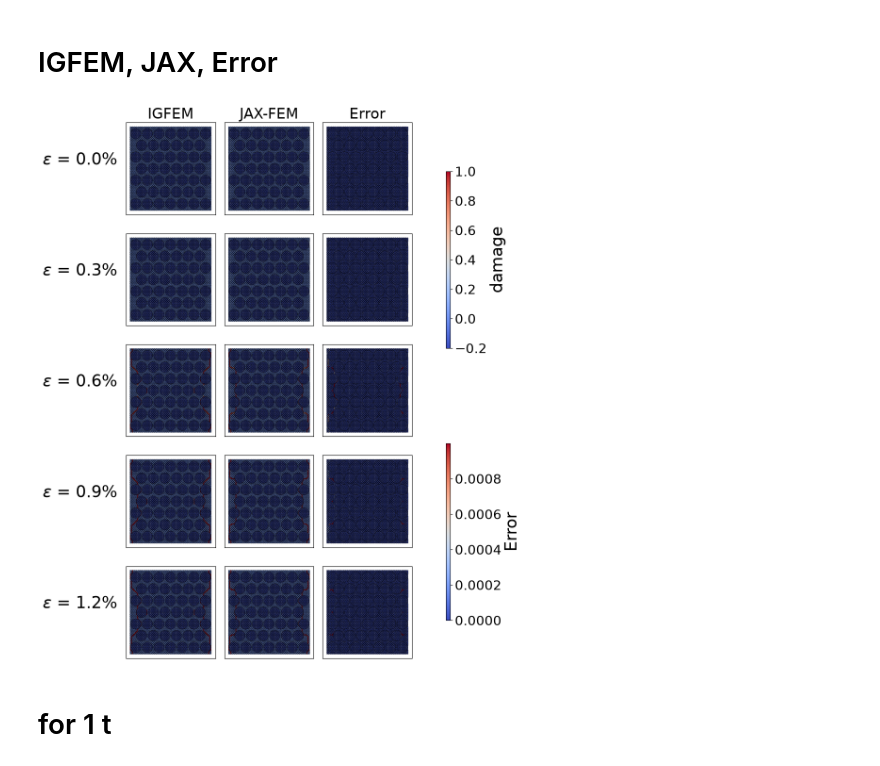
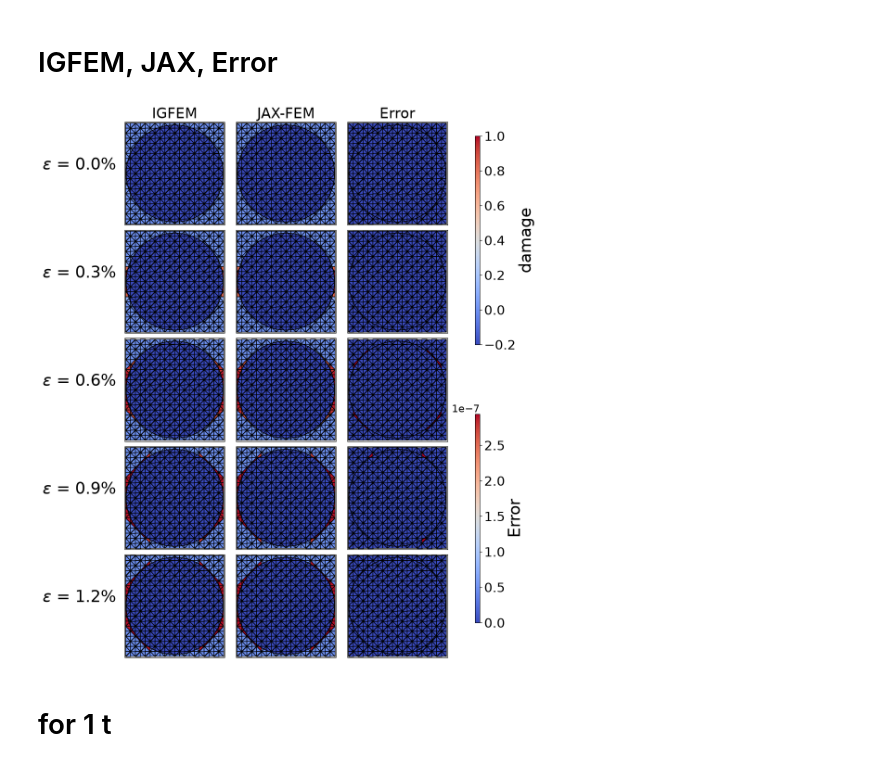
Before and after one commit to KeithBallard/fea-in-jax, a Jupyter notebook: postprocess.ipynb, the cells around one changed output. Saved outputs shown, nothing was run; the diff lists cells and outputs as text; code cells hidden in the pictures.

```diff
--- a/postprocess.ipynb
+++ b/postprocess.ipynb
@@ -11,10 +11,10 @@ from matplotlib.colors import Normalize
 # %% [markdown]
 # load data
 # %%
-num_fib = 46
+num_fib = '1'
 case_IGFEM = f'{num_fib}fib_t500'
-# case_JAX = f'nonlinear_IGFEM_vmap_t500_{num_fib}fib_dense'
-case_JAX = f'nonlinear_IGFEM_vmap_t500_{num_fib}fib_CG'
+case_JAX = f'debug'
+# case_JAX = f'nonlinear_IGFEM_vmap_t500_{num_fib}fib_CG'
 HOME = os.getcwd()
 path = os.path.join(HOME,'tests','output')
 IGFEM_path =  os.path.join(HOME,'tests','IGFEM_ref',case_IGFEM)
@@ -134,73 +134,103 @@ plt.savefig(path+'/'+case_JAX+f'/{feature}_t.png',bbox_inches='tight',dpi=300)
 # IGFEM, JAX, Error
 # %%
 plot_label = feature_IGFEM
-plot_out   = feature_JAX
-error = abs(plot_out - plot_label)
+plot_out = feature_JAX
+error = np.abs(plot_out - plot_label)
 
-if feature == 'damage':
-    vmin=-0.2
-    vmax=1
-    vmin_e=np.min(error)
-    vmax_e=np.max(error)*1e-3
+black_fibers = False  # True: black fibers and damage scale 0–1
+show_cell_edges = True  # True: show cell lines; False: hide cell lines
+
+cmap = plt.get_cmap("coolwarm").copy()
+
+plot_label = np.asarray(feature_IGFEM)
+plot_out = np.asarray(feature_JAX)
+error = np.abs(plot_out - plot_label)
+
+fiber_value = -0.2
+
+cmap = plt.get_cmap("coolwarm").copy()
+cmap_error = plt.get_cmap("coolwarm").copy()
+
+if feature == "damage" and black_fibers:
+    fiber_mask = np.isclose(plot_label, fiber_value) | np.isclose(plot_out, fiber_value)
+
+    cmap.set_under("black")
+    cmap_error.set_under("black")
+
+    plot_label_display = plot_label
+    plot_out_display = plot_out
+    error_display = np.where(fiber_mask, -1.0, error)
+
+    vmin = 0.0
+    vmax = 1.0
+
+    valid_error = error[~fiber_mask]
+    vmin_e = 0.0
+    vmax_e = np.max(valid_error) * 1e-3
 else:
-# elif feature == 'damage':
-    vmin=np.min(feature_IGFEM)
-    vmax=np.max(feature_IGFEM)
-    vmin_e=np.min(error)
-    vmax_e=np.max(error)*1e-2
+    plot_label_display = plot_label
+    plot_out_display = plot_out
+    error_display = error
+
+    if feature == "damage":
+        vmin, vmax = -0.2, 1.0
+        vmin_e, vmax_e = np.min(error), np.max(error) * 1e-3
+    else:
+        vmin, vmax = np.min(feature_IGFEM), np.max(feature_IGFEM)
+        vmin_e, vmax_e = np.min(error), np.max(error) * 1e-2
+
+norm = Normalize(vmin=vmin, vmax=vmax, clip=False)
+norm_e = Normalize(vmin=vmin_e, vmax=vmax_e, clip=False)
+
+plt.close('all')
+fig, ax = plt.subplots(num_t, 3, figsize=(10.5, 3 * num_t), gridspec_kw={'wspace': 0.05, 'hspace': 0.05})
 
 
-norm   = Normalize(vmin=vmin, vmax=vmax)
-norm_e = Normalize(vmin=vmin_e, vmax=vmax_e)
+cell_edges = {"edgecolors": "k"} if show_cell_edges else {"edgecolors": "none", "linewidths": 0, "antialiaseds": False}
 
-# # Create colormap with masked value for fibers
-# cmap = 'coolwarm'
-# cmap_obj = plt.get_cmap(cmap)
-# cmap_obj.set_bad(color='black')  # Color for fiber (-0.2) regions
+for i, time in enumerate(time_discret):
+    poly_IGFEM = PolyCollection(polygons, array=plot_label[time], cmap=cmap, norm=norm, **cell_edges)
+    poly_JAX = PolyCollection(polygons, array=plot_out[time], cmap=cmap, norm=norm, **cell_edges)
+    poly_error = PolyCollection(polygons, array=plot_out[time] - plot_label[time], cmap='coolwarm', norm=norm_e, **cell_edges)
 
-plt.close('all')
-fig, ax = plt.subplots(num_t, 3, figsize=(9, 3 * num_t), gridspec_kw={'wspace': 0.1, 'hspace': 0.1})
-for i, time in enumerate(time_discret):
-    # Plot
-    poly_IGFEM = PolyCollection(polygons,array=plot_label[time], edgecolors='k', cmap='coolwarm',linewidth=0.3,norm=norm)
-    poly_JAX   = PolyCollection(polygons,array=plot_out[time], edgecolors='k', cmap='coolwarm',linewidth=0.3,norm=norm)
-    poly_error = PolyCollection(polygons,array=plot_out[time] - plot_label[time], edgecolors='k', cmap='coolwarm',linewidth=0.3,norm=norm_e)
-    plot_label_feature = ax[i,0].add_collection(poly_IGFEM)
-    ax[i,1].add_collection(poly_JAX)
-    plot_label_error = ax[i,2].add_collection(poly_error)
+    plot_label_feature = ax[i, 0].add_collection(poly_IGFEM)
+    ax[i, 1].add_collection(poly_JAX)
+    plot_label_error = ax[i, 2].add_collection(poly_error)
 
 
     # Label
     ax[i, 0].set_ylabel(r'$\epsilon$ = ' + str(applied_strain[time]) + '%', fontsize=25, rotation=0, labelpad=70)
 
 # Colorbar
-phi_ax_s = fig.add_axes([0.88, 0.555, 0.01, 0.25])
+phi_ax_s = fig.add_axes([0.85, 0.56, 0.01, 0.3])
 cbarp_s = fig.colorbar(plot_label_feature, cax=phi_ax_s)
 cbarp_s.ax.tick_params(labelsize=20)
 cbarp_s.set_label(feature, size=25)
-phi_ax_s = fig.add_axes([0.88, 0.17, 0.01, 0.25])
+phi_ax_s = fig.add_axes([0.85, 0.16, 0.01, 0.3])
 
 cbarp_e = fig.colorbar(plot_label_error, cax=phi_ax_s)
 cbarp_e.ax.tick_params(labelsize=20)
 cbarp_e.set_label('Error', size=25)
 
 # Titles
 ax[0, 0].set_title('IGFEM',   fontsize=22)
 ax[0, 1].set_title('JAX-FEM', fontsize=22)
 ax[0, 2].set_title('Error', fontsize=22)
 
 # Ticks off
+plot_padding = 0.01  # Default is approximately 0.05; use 0 for no padding
 for ax_x in range(ax.shape[1]):
     for ax_y in range(ax.shape[0]):
         ax[ax_y, ax_x].set_aspect('equal')
         ax[ax_y, ax_x].set_xticks([])
         ax[ax_y, ax_x].set_yticks([])
         ax[ax_y, ax_x].autoscale()
+        ax[ax_y, ax_x].margins(x=plot_padding, y=plot_padding)
 
 fig.subplots_adjust(right=0.8)
-plt.savefig(path+'/'+case_JAX+'/model_comparsion_'+feature+'.png',bbox_inches='tight', dpi=300)
+plt.savefig(path+'/'+case_JAX+'/model_comparsion_'+feature+'.png',bbox_inches='tight', dpi=600)
 # %% [output]
-[figure, old version]
+[figure, new version]
 # %% [markdown]
 # for 1 t
 # %%
```
Also changed, not shown: parts of 5 cells of this notebook, 11 other files.
